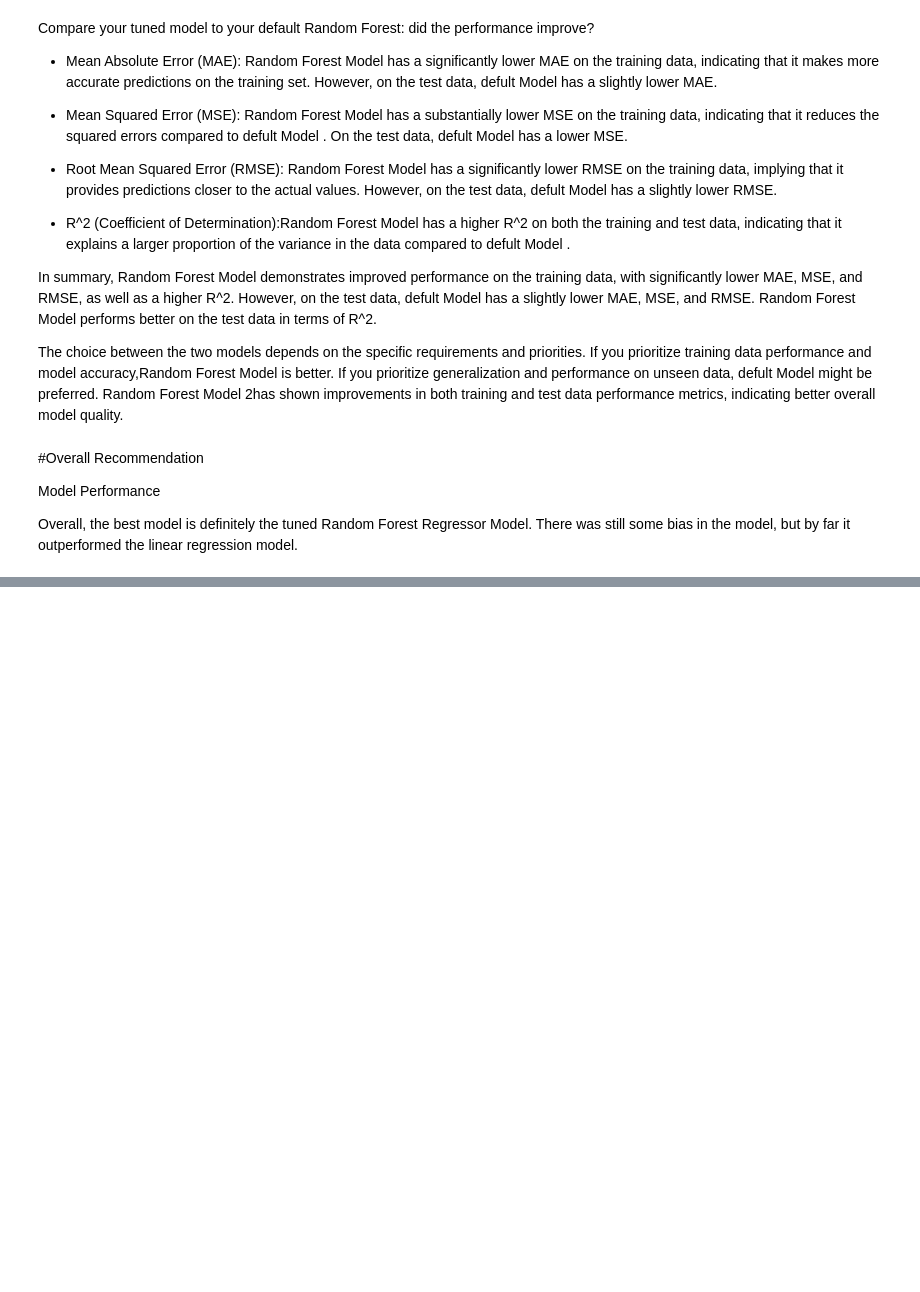
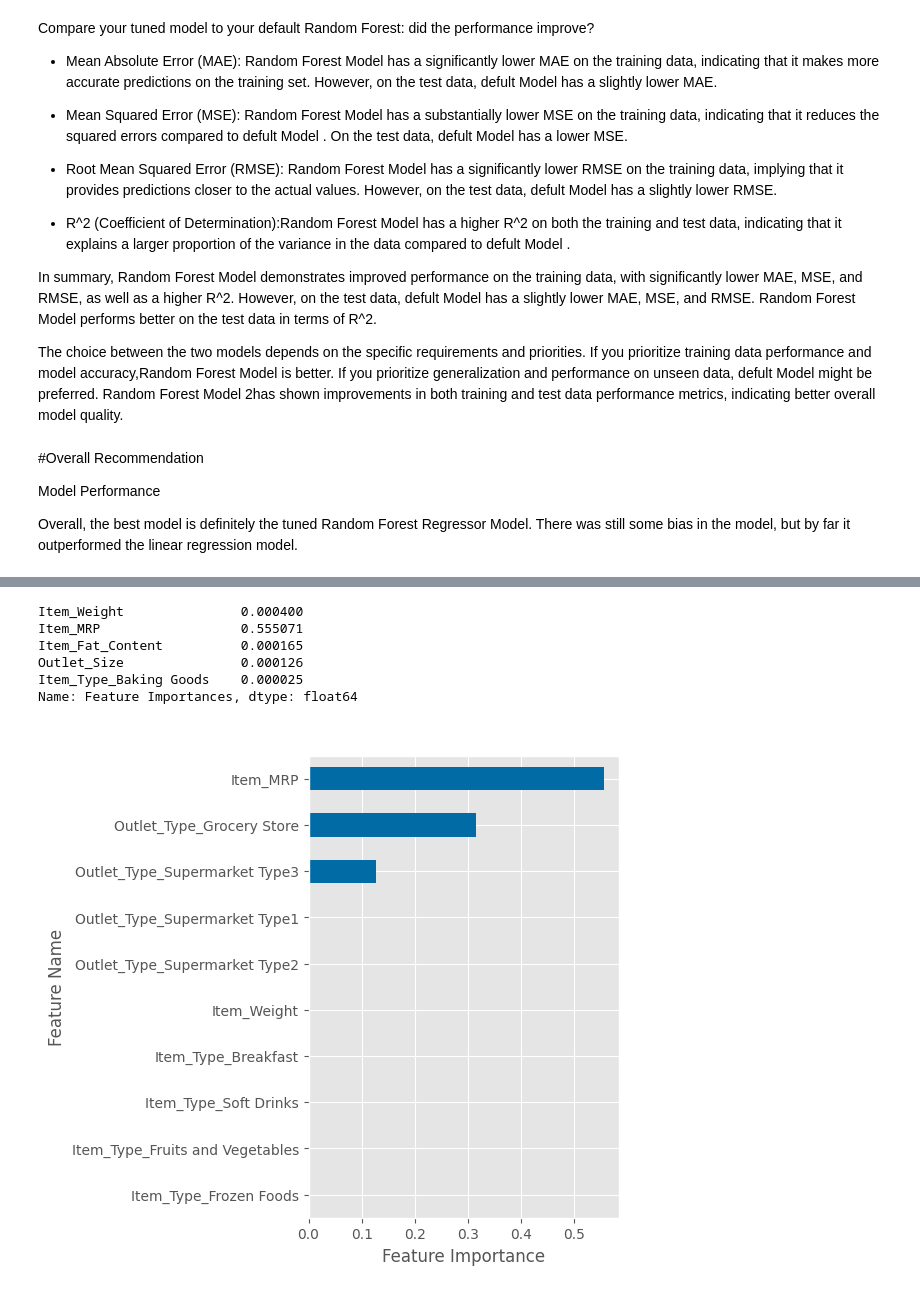
Before and after one commit to Al-Tayeb96/Prediction-of-Product-Sales, a Jupyter notebook: Prediction_of_Product_Sales.ipynb, the cells around one changed output, grey strips where cells are left out. Cells and saved outputs as stored; diff of their text form; code cells hidden in the pictures; blank space fills up the shorter version.

```diff
--- a/Prediction_of_Product_Sales.ipynb
+++ b/Prediction_of_Product_Sales.ipynb
@@ -1532,0 +1663,9 @@ Overall, the best model is definitely the tuned Random Forest Regressor Model. T
+# %%
+# ## setting random state for reproducibility
+SEED = 321
+np.random.seed(SEED)
+plt.style.use(('ggplot','tableau-colorblind10'))
+prams_1={"random_state":[SEED]}
+grid_rf=GridSearchCV(best_model_rf,prams_1,n_jobs=-1, verbose=1)
+grid_rf.fit(X_train_processed, y_train)
+grid_rf.best_params_
@@ -1532,0 +1675,3 @@ Overall, the best model is definitely the tuned Random Forest Regressor Model. T
+# %%
+# Define the best version of the model already refitted on entire training set
+best_model = grid_rf.best_estimator_
@@ -1532,0 +1697,17 @@ Overall, the best model is definitely the tuned Random Forest Regressor Model. T
+# %%
+feature_importance = pd.Series(best_model.feature_importances_, index=feature_names,
+                        name='Feature Importances')
+feature_importance.head()
+# %% [output]
+Item_Weight               0.000400
+Item_MRP                  0.555071
+Item_Fat_Content          0.000165
+Outlet_Size               0.000126
+Item_Type_Baking Goods    0.000025
+Name: Feature Importances, dtype: float64
+# %%
+ax = feature_importance.sort_values().tail(10).plot(kind='barh',figsize=(4,6))
+ax.set(ylabel='Feature Name',xlabel='Feature Importance',
+       title='Top 10 Most Important Features');
+# %% [output]
+[figure, added]
```
Also changed, not shown: parts of 14 cells of this notebook.
